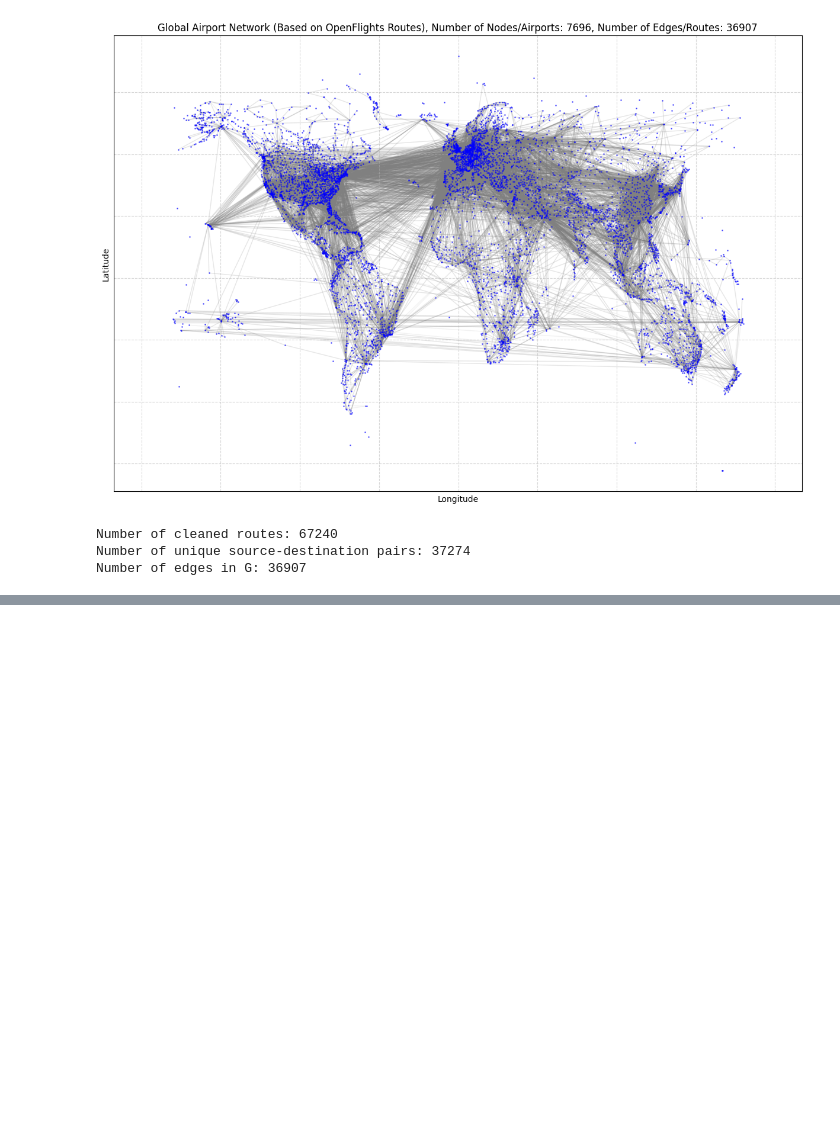
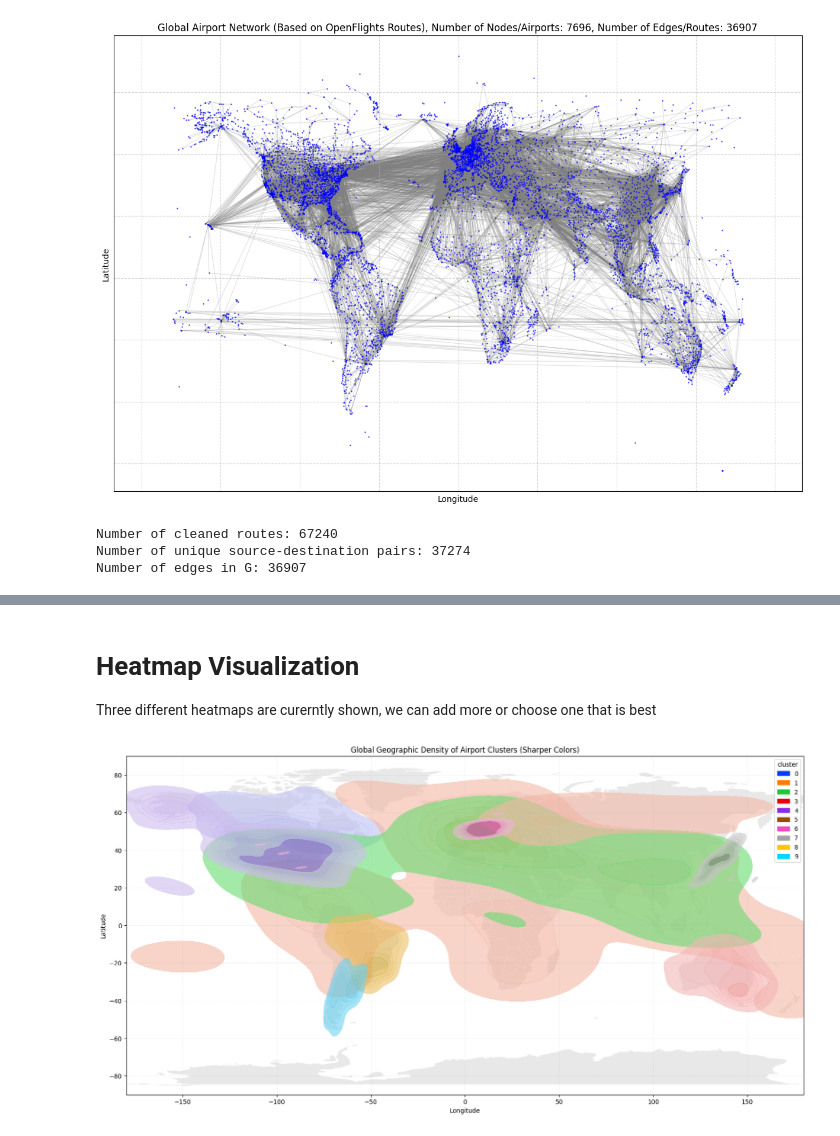
Before and after one commit to SharpOddz/airline-systems, a Jupyter notebook: Validation.ipynb, the cells around one changed output, grey strips where cells are left out. Drawn from its saved outputs; the diff is of its cells as text; code cells hidden in the pictures; blank space fills up the shorter version.

```diff
--- a/Validation.ipynb
+++ b/Validation.ipynb
@@ -323,0 +605,47 @@ Number of edges in G: 36907
+# %% [markdown]
+# Heatmap Visualization
+Three different heatmaps are curerntly shown, we can add more or choose one that is best
+# %%
+import seaborn as sns
+import matplotlib.pyplot as plt
+import geopandas as gpd
+
+# Join the cluster labels back to the original coordinate data
+heatmap_df = airport_stats_df.copy()
+coords = {node: (data['lon'], data['lat']) for node, data in G.nodes(data=True)}
+heatmap_df['lon'] = airport_stats_df.index.map(lambda x: coords[list(G.nodes())[x]][0])
+heatmap_df['lat'] = airport_stats_df.index.map(lambda x: coords[list(G.nodes())[x]][1])
+
+fig, ax = plt.subplots(figsize=(20, 10))
+
+# Load world map from a direct URL
+world_url = "https://storage.googleapis.com/codesandbox-prod-static/data/naturalearth_lowres.geojson"
+try:
+    world = gpd.read_file(world_url)
+except:
+    world = gpd.read_file("https://raw.githubusercontent.com/python-visualization/folium/main/examples/data/world-countries.json")
+
+world.plot(ax=ax, color='lightgray', edgecolor='white', alpha=0.5)
+
+# Overlay the density plot with sharper colors ('bright' palette)
+sns.kdeplot(
+    data=heatmap_df,
+    x='lon',
+    y='lat',
+    hue='cluster',
+    fill=True,
+    palette='bright',
+    alpha=0.6,
+    levels=7,
+    ax=ax
+)
+
+plt.title('Global Geographic Density of Airport Clusters (Sharper Colors)')
+plt.xlabel('Longitude')
+plt.ylabel('Latitude')
+plt.xlim(-180, 180)
+plt.ylim(-90, 90)
+plt.grid(True, linestyle='--', alpha=0.2)
+plt.show()
+# %% [output]
+[figure, added]
```
Also changed, not shown: parts of 11 cells of this notebook.
